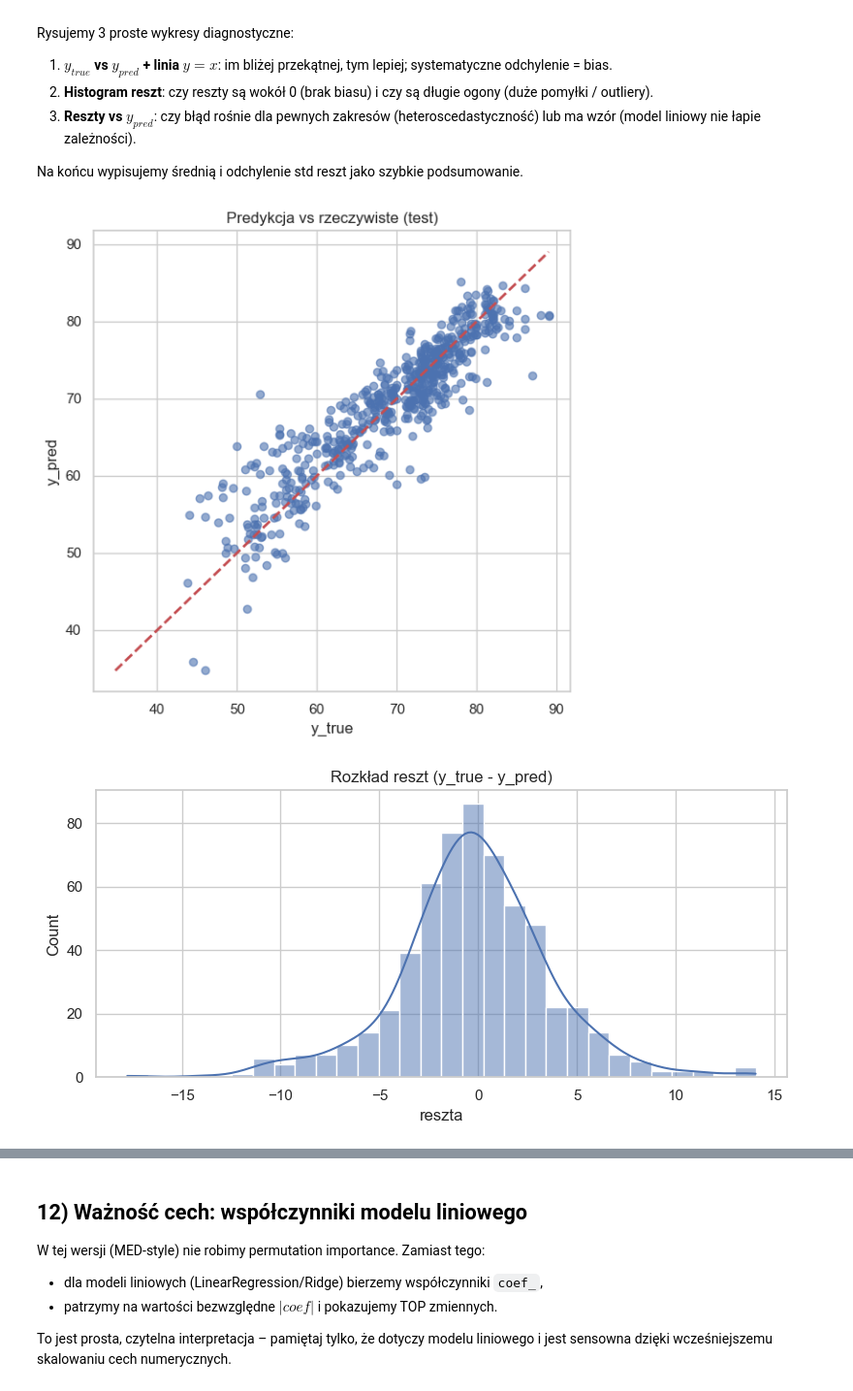
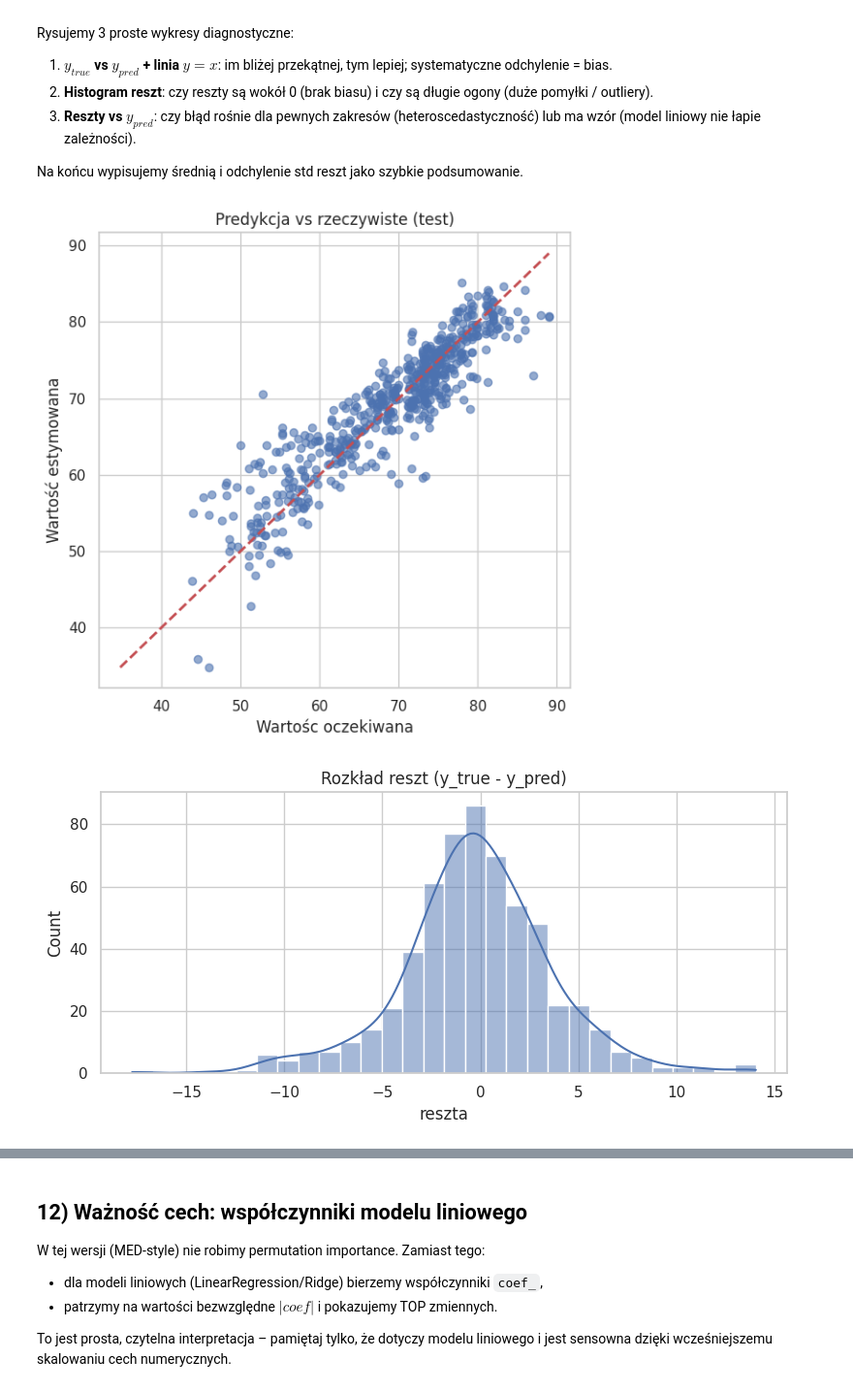
Before and after one commit to Paffeueq/data_mining_project, a Jupyter notebook: Life_Expectancy_Regression2.ipynb, the cells around one changed output, grey strips where cells are left out. Shown at 97% size. Saved outputs shown, nothing was run; the diff lists cells and outputs as text; code cells hidden in the pictures.

```diff
--- a/Life_Expectancy_Regression2.ipynb
+++ b/Life_Expectancy_Regression2.ipynb
@@ -545,34 +520,34 @@ residuals = y_test - y_pred
 # Wykres 1: y_true vs y_pred (idealnie punkty leżą na przekątnej)
 plt.figure(figsize=(6, 6))
 plt.scatter(y_test, y_pred, alpha=0.6)
 min_v = min(y_test.min(), y_pred.min())
 max_v = max(y_test.max(), y_pred.max())
 plt.plot([min_v, max_v], [min_v, max_v], "r--", linewidth=2)
-plt.xlabel("y_true")
-plt.ylabel("y_pred")
+plt.xlabel("Wartośc oczekiwana")
+plt.ylabel("Wartość estymowana")
 plt.title("Predykcja vs rzeczywiste (test)")
 plt.tight_layout()
 plt.show()
 
 # Wykres 2: rozkład reszt (czy jest symetryczny wokół 0?)
 plt.figure(figsize=(8, 4))
 sns.histplot(residuals, kde=True, bins=30)
 plt.title("Rozkład reszt (y_true - y_pred)")
 plt.xlabel("reszta")
 plt.tight_layout()
 plt.show()
 
 # Wykres 3: reszty vs y_pred (czy błąd zależy od poziomu predykcji?)
 plt.figure(figsize=(8, 4))
 plt.scatter(y_pred, residuals, alpha=0.6)
 plt.axhline(0, color="red", linestyle="--")
 plt.title("Reszty vs y_pred")
 plt.xlabel("y_pred")
 plt.ylabel("reszta")
 plt.tight_layout()
 plt.show()
 
 print("Reszty: średnia=", float(np.mean(residuals)), "std=", float(np.std(residuals)))
 # %% [output]
-[figure, old version]
+[figure, new version]
-[figure, old version]
+[figure, new version]
```
Also changed, not shown: parts of 13 cells of this notebook.
